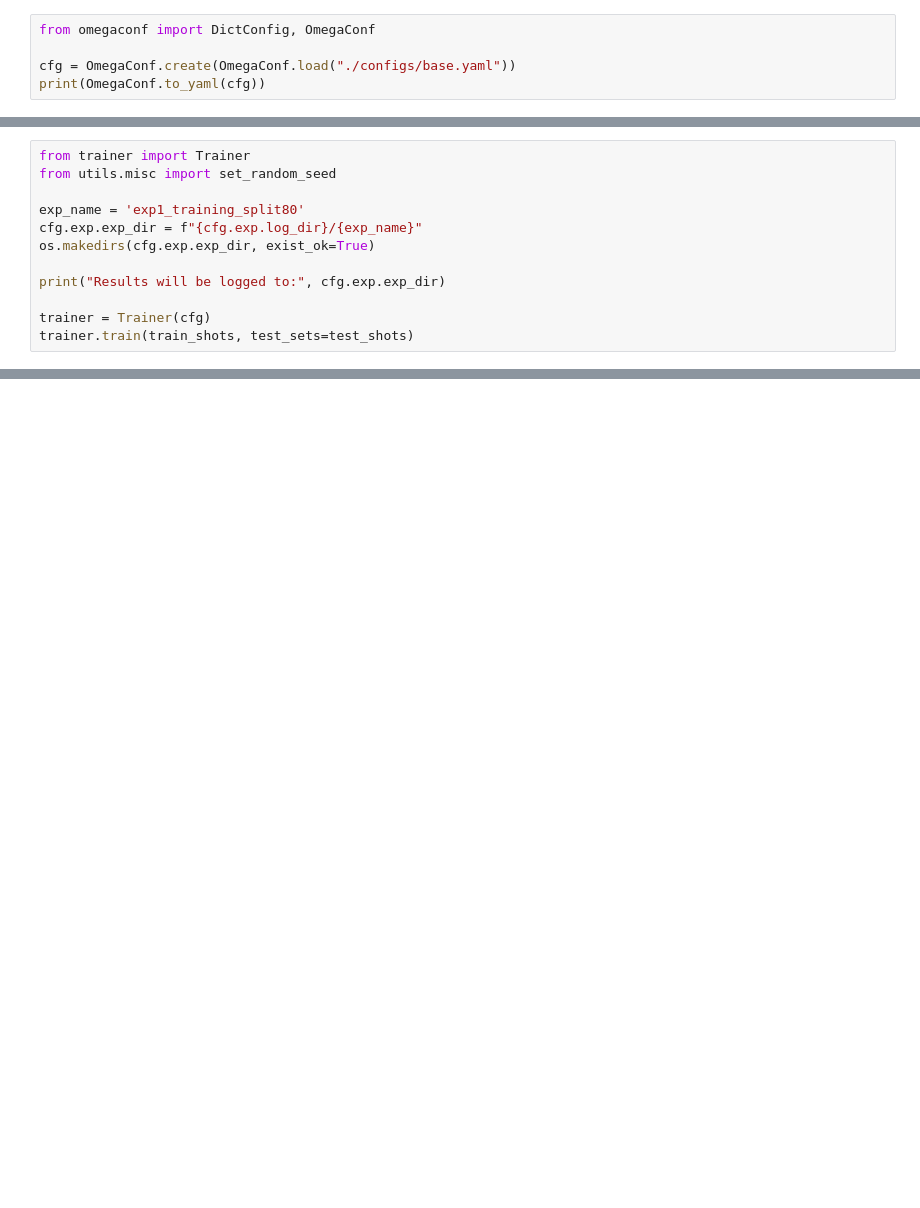
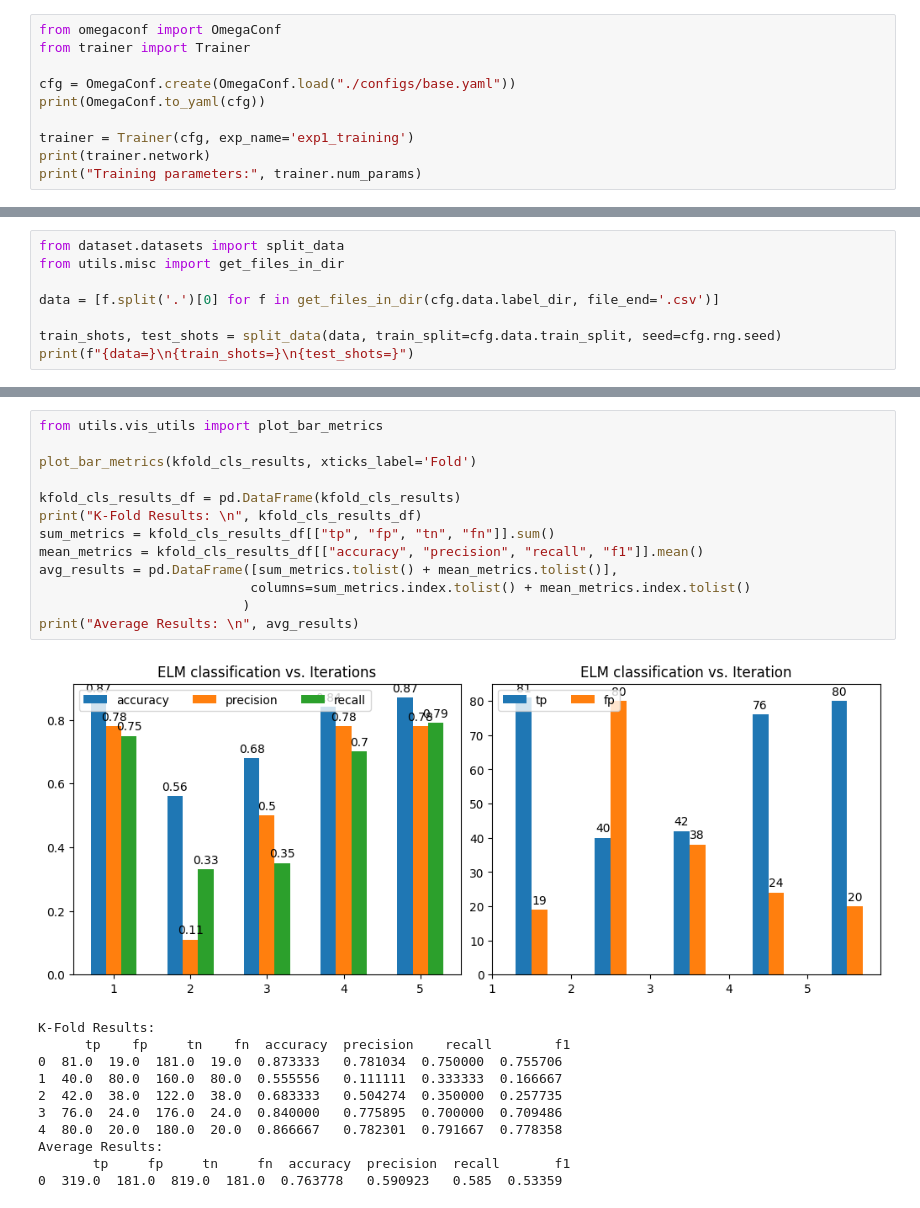
Before and after one commit to ukaea/viz-annotation, a Jupyter notebook: active_learning/training.ipynb, the cells around one changed output, grey strips where cells are left out. Drawn from its saved outputs; the diff is of its cells as text; blank space fills up the shorter version.

Commit message:
Add K-fold validation

```diff
--- a/active_learning/training.ipynb
+++ b/active_learning/training.ipynb
@@ -45,8 +28,13 @@ test_shots=['30464', '30465']
 # %%
-from omegaconf import DictConfig, OmegaConf
+from omegaconf import OmegaConf
+from trainer import Trainer
 
 cfg = OmegaConf.create(OmegaConf.load("./configs/base.yaml"))
 print(OmegaConf.to_yaml(cfg))
+
+trainer = Trainer(cfg, exp_name='exp1_training')
+print(trainer.network)
+print("Training parameters:", trainer.num_params)
 # %% [output]
 net:
   type: unet
@@ -70,12 +55,0 @@ hydra:
-# %%
-from trainer import Trainer
-from utils.misc import set_random_seed
-
-exp_name = 'exp1_training_split80'
-cfg.exp.exp_dir = f"{cfg.exp.log_dir}/{exp_name}"
-os.makedirs(cfg.exp.exp_dir, exist_ok=True)
-
-print("Results will be logged to:", cfg.exp.exp_dir)
-
-trainer = Trainer(cfg)
-trainer.train(train_shots, test_sets=test_shots)
@@ -121,0 +60,8 @@ Epoch 8/1000
+# %%
+from dataset.datasets import split_data
+from utils.misc import get_files_in_dir
+
+data = [f.split('.')[0] for f in get_files_in_dir(cfg.data.label_dir, file_end='.csv')]
+
+train_shots, test_shots = split_data(data, train_split=cfg.data.train_split, seed=cfg.rng.seed)
+print(f"{data=}\n{train_shots=}\n{test_shots=}")
@@ -121,0 +234,25 @@ Epoch 8/1000
+# %%
+from utils.vis_utils import plot_bar_metrics
+
+plot_bar_metrics(kfold_cls_results, xticks_label='Fold')
+
+kfold_cls_results_df = pd.DataFrame(kfold_cls_results)
+print("K-Fold Results: \n", kfold_cls_results_df)
+sum_metrics = kfold_cls_results_df[["tp", "fp", "tn", "fn"]].sum()
+mean_metrics = kfold_cls_results_df[["accuracy", "precision", "recall", "f1"]].mean()
+avg_results = pd.DataFrame([sum_metrics.tolist() + mean_metrics.tolist()],
+                           columns=sum_metrics.index.tolist() + mean_metrics.index.tolist()
+                          )
+print("Average Results: \n", avg_results)
+# %% [output]
+[figure, added]
+K-Fold Results:
+      tp    fp     tn    fn  accuracy  precision    recall        f1
+0  81.0  19.0  181.0  19.0  0.873333   0.781034  0.750000  0.755706
+1  40.0  80.0  160.0  80.0  0.555556   0.111111  0.333333  0.166667
+2  42.0  38.0  122.0  38.0  0.683333   0.504274  0.350000  0.257735
+3  76.0  24.0  176.0  24.0  0.840000   0.775895  0.700000  0.709486
+4  80.0  20.0  180.0  20.0  0.866667   0.782301  0.791667  0.778358
+Average Results:
+       tp     fp     tn     fn  accuracy  precision  recall       f1
+0  319.0  181.0  819.0  181.0  0.763778   0.590923   0.585  0.53359
```
Also changed, not shown: parts of 26 cells of this notebook, 7 other files.
